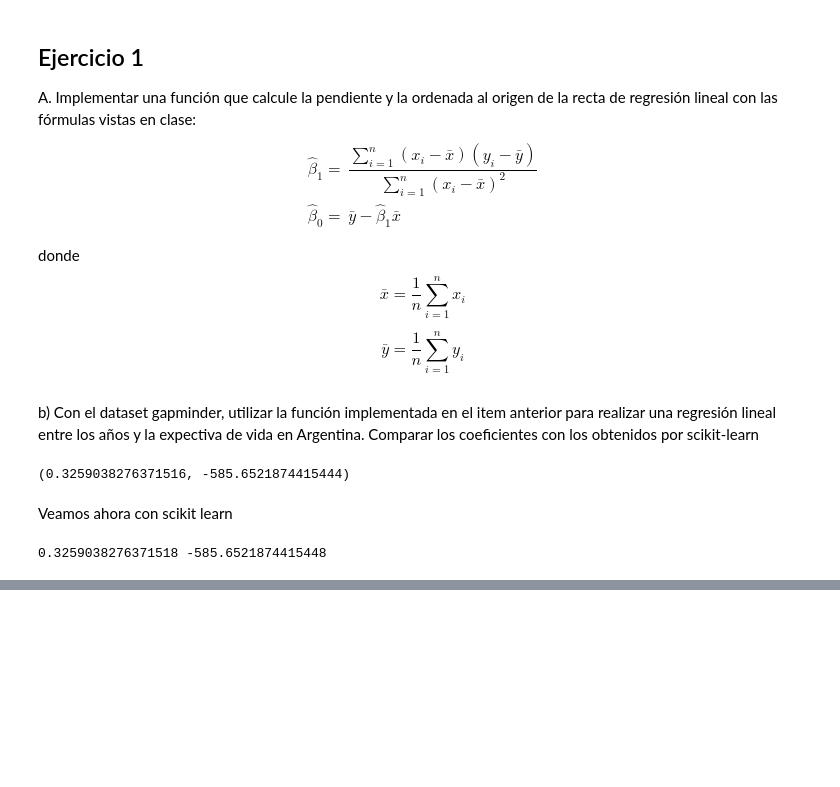
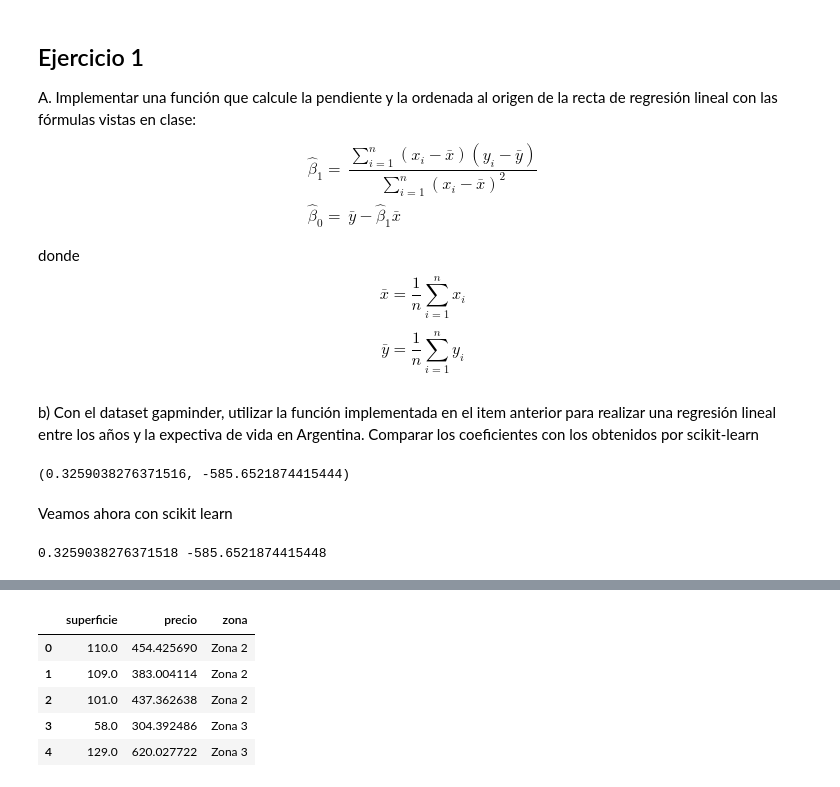
Before and after one commit to Gabrielnm7/Laboratorio-de-Datos1C24, a Jupyter notebook: Practicas/practica4.ipynb, the cells around one changed output, grey strips where cells are left out. Saved outputs shown, nothing was run; the diff lists cells and outputs as text; code cells hidden in the pictures; blank space fills up the shorter version.

```diff
--- a/Practicas/practica4.ipynb
+++ b/Practicas/practica4.ipynb
@@ -66,0 +56,10 @@ $$
+# %%
+datos = pd.read_csv("../_src/Datasets/inmuebles.csv")
+datos.head()
+# %% [output]
+|  | superficie | precio | zona |
+| 0 | 110.0 | 454.425690 | Zona 2 |
+| 1 | 109.0 | 383.004114 | Zona 2 |
+| 2 | 101.0 | 437.362638 | Zona 2 |
+| 3 | 58.0 | 304.392486 | Zona 3 |
+| 4 | 129.0 | 620.027722 | Zona 3 |
```
Also changed, not shown: parts of 9 cells of this notebook, 10 other files.
